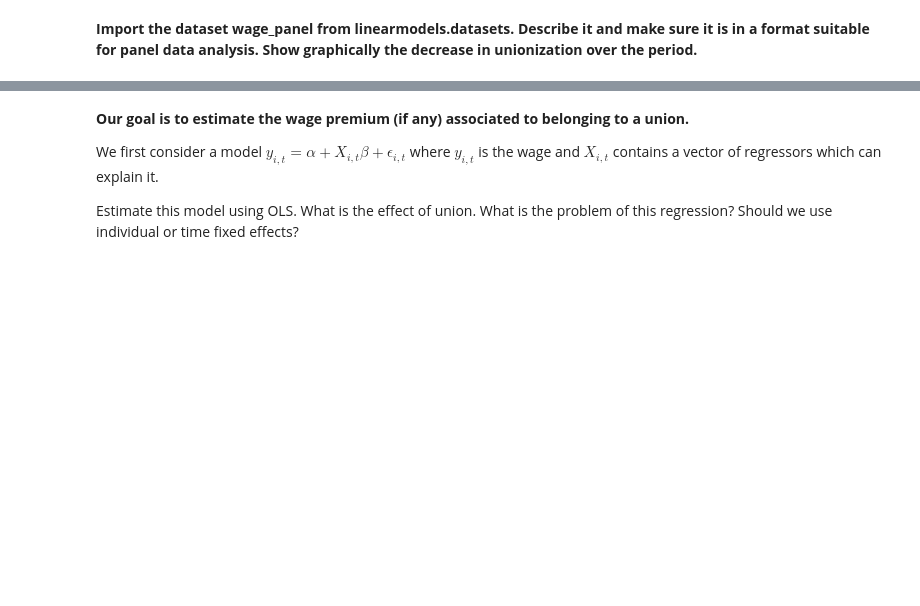
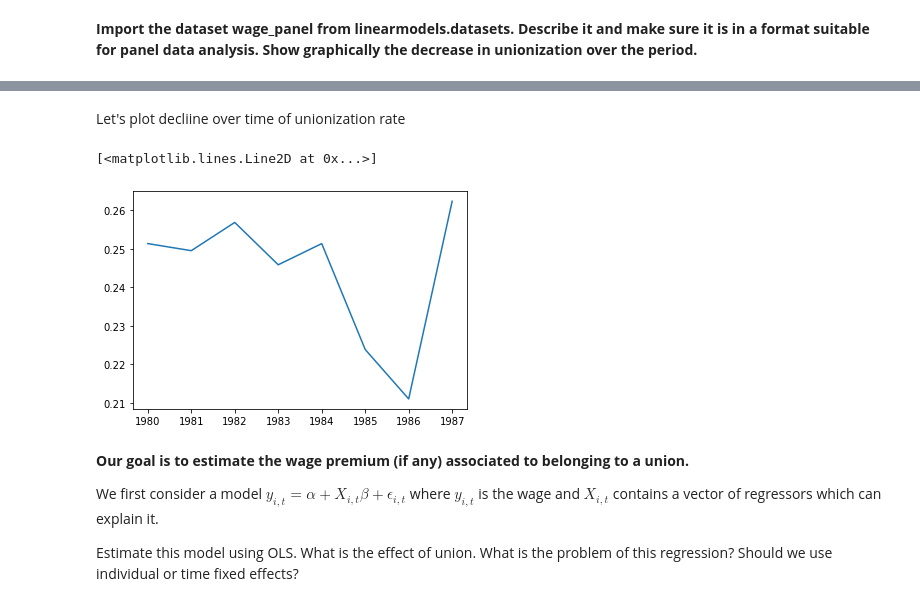
Before and after one commit to albop/dbe_archive, a Jupyter notebook: Session_7/Panel_data.ipynb, the cells around one changed output, grey strips where cells are left out. Drawn from its saved outputs; the diff is of its cells as text; code cells hidden in the pictures; blank space fills up the shorter version.

Commit message:
Added Panel Data correction

```diff
--- a/Session_7/Panel_data.ipynb
+++ b/Session_7/Panel_data.ipynb
@@ -15,0 +14,2 @@ ValueError: numpy.ndarray size changed, may indicate binary incompatibility. Exp
+# %%
+df = wage_panel.load()
@@ -15,0 +36,3 @@ ValueError: numpy.ndarray size changed, may indicate binary incompatibility. Exp
+# %%
+df.set_index(["nr", "year"], inplace=True)
+df
@@ -16,3 +80,13 @@ ValueError: numpy.ndarray size changed, may indicate binary incompatibility. Exp
+# %%
+union_rate =  df.groupby("year")['union'].sum() /  df.groupby("year")['union'].count()
+# %% [markdown]
+Let's plot decliine over time of unionization rate
+# %%
+from matplotlib import pyplot as plt
+plt.plot(union_rate.index, union_rate)
+# %% [output]
+[<matplotlib.lines.Line2D at 0x...>]
+[figure, added]
 # %% [markdown]
 __Our goal is to estimate the wage premium (if any) associated to belonging to a union.__
 
```
Also changed, not shown: parts of 19 cells of this notebook.
